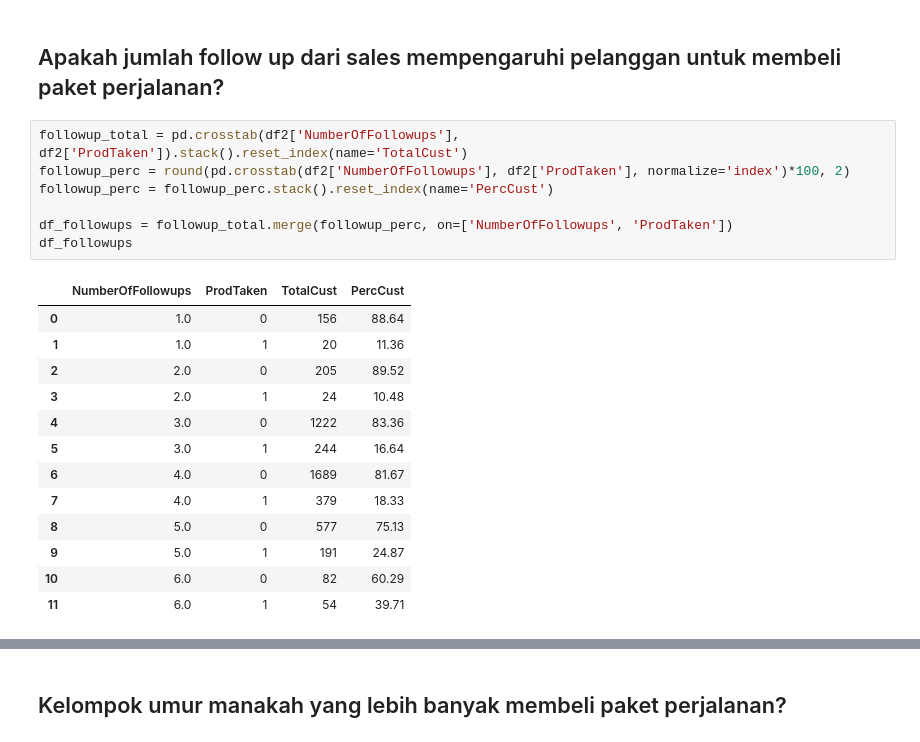
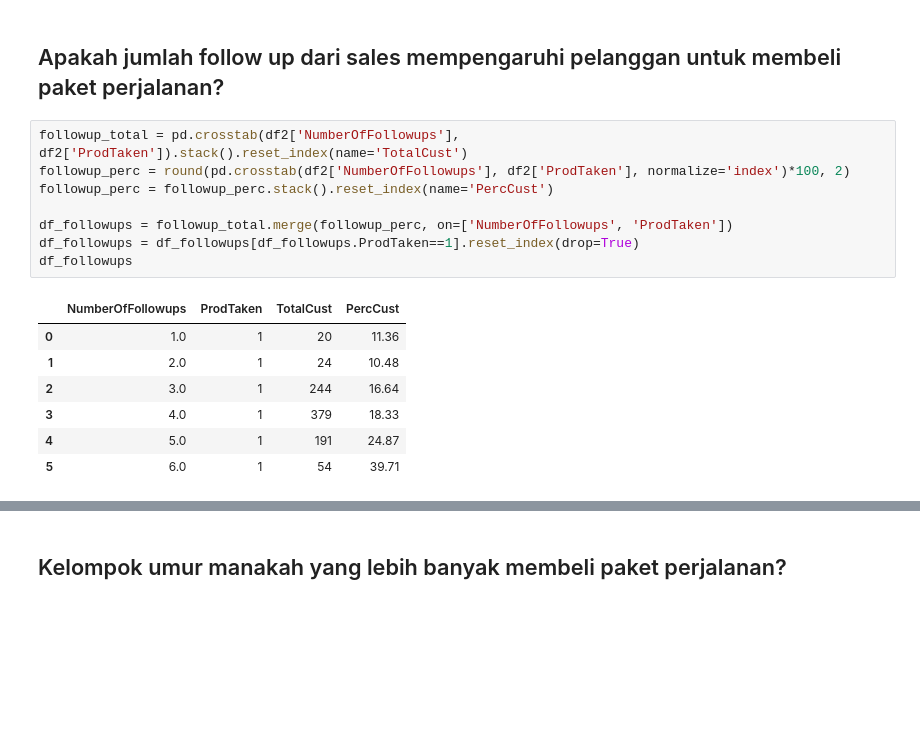
Before and after one commit to rezakalmas/Holiday-Package-Prediction, a Jupyter notebook: Holyday package prediction2.ipynb, the cells around one changed output, grey strips where cells are left out. Drawn from its saved outputs; the diff is of its cells as text; blank space fills up the shorter version.

```diff
--- a/Holyday package prediction2.ipynb
+++ b/Holyday package prediction2.ipynb
@@ -436,21 +438,16 @@ plt.savefig('fig/insight1.png')
 # %%
 followup_total = pd.crosstab(df2['NumberOfFollowups'], df2['ProdTaken']).stack().reset_index(name='TotalCust')
 followup_perc = round(pd.crosstab(df2['NumberOfFollowups'], df2['ProdTaken'], normalize='index')*100, 2)
 followup_perc = followup_perc.stack().reset_index(name='PercCust')
 
 df_followups = followup_total.merge(followup_perc, on=['NumberOfFollowups', 'ProdTaken'])
+df_followups = df_followups[df_followups.ProdTaken==1].reset_index(drop=True)
 df_followups
 # %% [output]
 |  | NumberOfFollowups | ProdTaken | TotalCust | PercCust |
-| 0 | 1.0 | 0 | 156 | 88.64 |
-| 1 | 1.0 | 1 | 20 | 11.36 |
-| 2 | 2.0 | 0 | 205 | 89.52 |
-| 3 | 2.0 | 1 | 24 | 10.48 |
-| 4 | 3.0 | 0 | 1222 | 83.36 |
-| 5 | 3.0 | 1 | 244 | 16.64 |
-| 6 | 4.0 | 0 | 1689 | 81.67 |
-| 7 | 4.0 | 1 | 379 | 18.33 |
-| 8 | 5.0 | 0 | 577 | 75.13 |
-| 9 | 5.0 | 1 | 191 | 24.87 |
-| 10 | 6.0 | 0 | 82 | 60.29 |
-| 11 | 6.0 | 1 | 54 | 39.71 |
+| 0 | 1.0 | 1 | 20 | 11.36 |
+| 1 | 2.0 | 1 | 24 | 10.48 |
+| 2 | 3.0 | 1 | 244 | 16.64 |
+| 3 | 4.0 | 1 | 379 | 18.33 |
+| 4 | 5.0 | 1 | 191 | 24.87 |
+| 5 | 6.0 | 1 | 54 | 39.71 |
```
Also changed, not shown: parts of 16 cells of this notebook, 1 other file.
